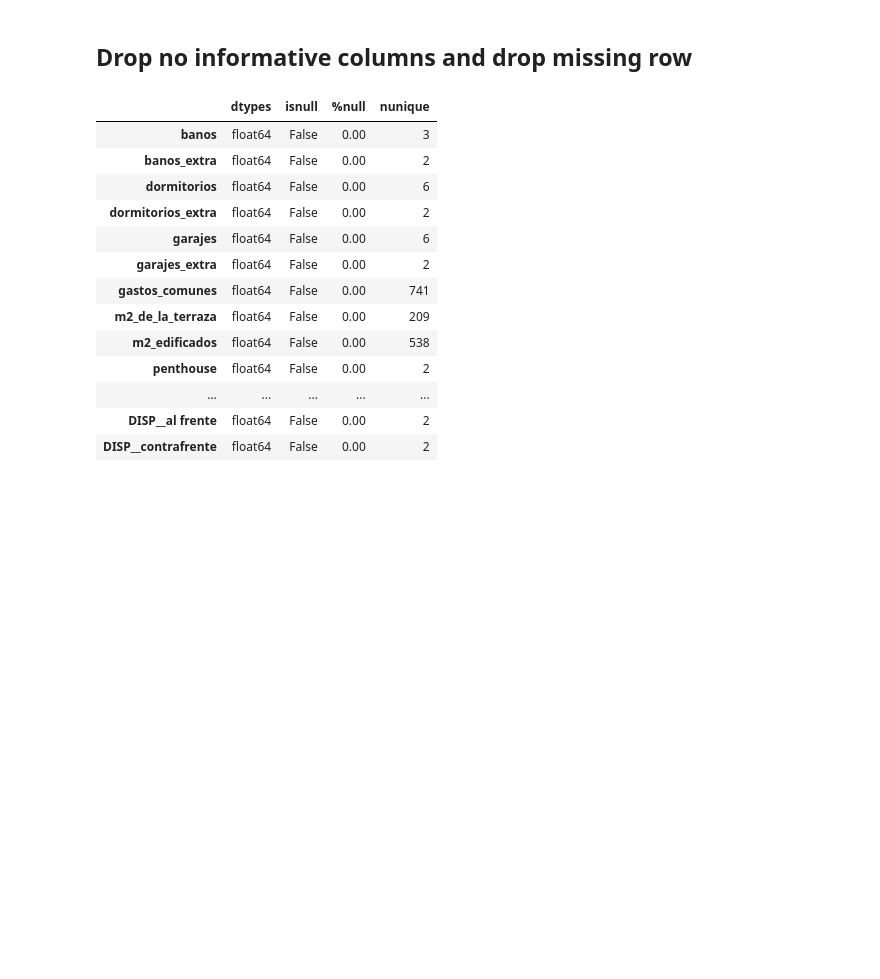
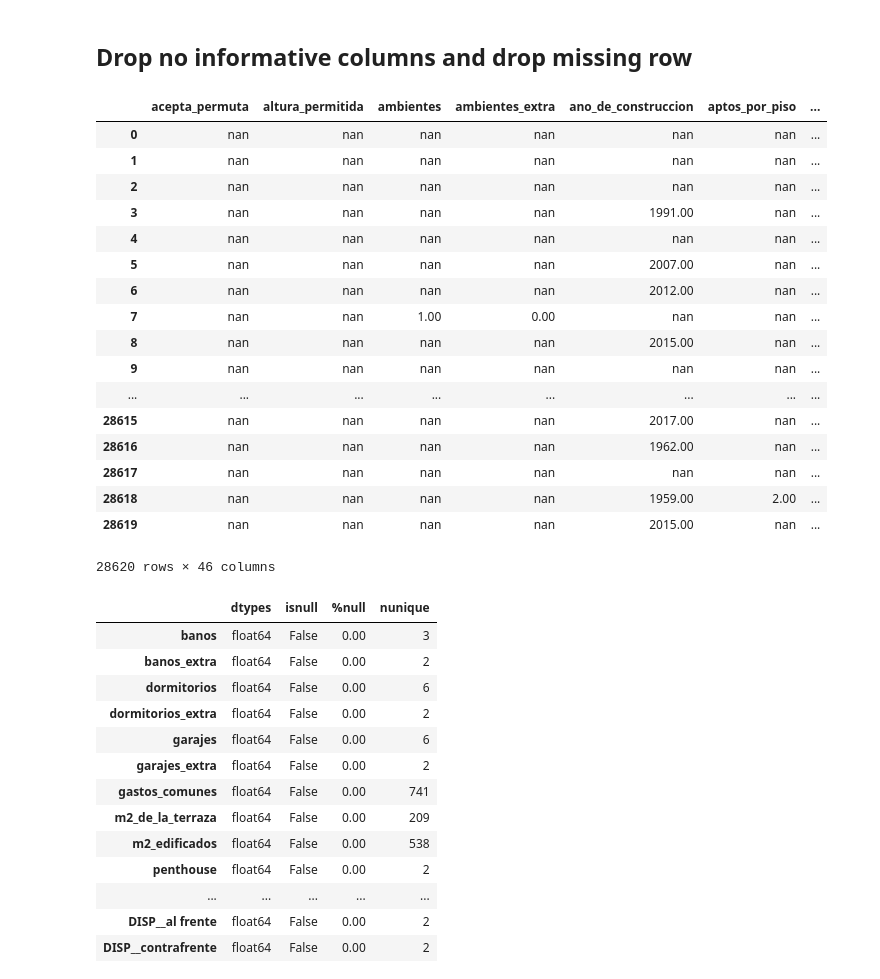
Before and after one commit to creyesp/houses-project, a Jupyter notebook: notebooks/First_day_workshop.ipynb, the cells around one changed output. Saved outputs shown, nothing was run; the diff lists cells and outputs as text; code cells hidden in the pictures; blank space fills up the shorter version.

```diff
--- a/notebooks/First_day_workshop.ipynb
+++ b/notebooks/First_day_workshop.ipynb
@@ -330,6 +340,27 @@ mask.sum()
 # %%
 zero_std_col = df_num_final.columns[df_num_final[mask].std() == 0]
 df_final = df_num_final[mask].drop(columns=zero_std_col).astype(float).dropna()
+# %%
+df
+# %% [output]
+|  | acepta_permuta | altura_permitida | ambientes | ambientes_extra | ano_de_construccion | aptos_por_piso | ... |
+| 0 | nan | nan | nan | nan | nan | nan | ... |
+| 1 | nan | nan | nan | nan | nan | nan | ... |
+| 2 | nan | nan | nan | nan | nan | nan | ... |
+| 3 | nan | nan | nan | nan | 1991.00 | nan | ... |
+| 4 | nan | nan | nan | nan | nan | nan | ... |
+| 5 | nan | nan | nan | nan | 2007.00 | nan | ... |
+| 6 | nan | nan | nan | nan | 2012.00 | nan | ... |
+| 7 | nan | nan | 1.00 | 0.00 | nan | nan | ... |
+| 8 | nan | nan | nan | nan | 2015.00 | nan | ... |
+| 9 | nan | nan | nan | nan | nan | nan | ... |
+| ... | ... | ... | ... | ... | ... | ... | ... |
+| 28615 | nan | nan | nan | nan | 2017.00 | nan | ... |
+| 28616 | nan | nan | nan | nan | 1962.00 | nan | ... |
+| 28617 | nan | nan | nan | nan | nan | nan | ... |
+| 28618 | nan | nan | nan | nan | 1959.00 | 2.00 | ... |
+| 28619 | nan | nan | nan | nan | 2015.00 | nan | ... |
+28620 rows × 46 columns
 # %%
 utils.info(df_final)
 # %% [output]
```
Also changed, not shown: parts of 8 cells of this notebook, 2 other files.
